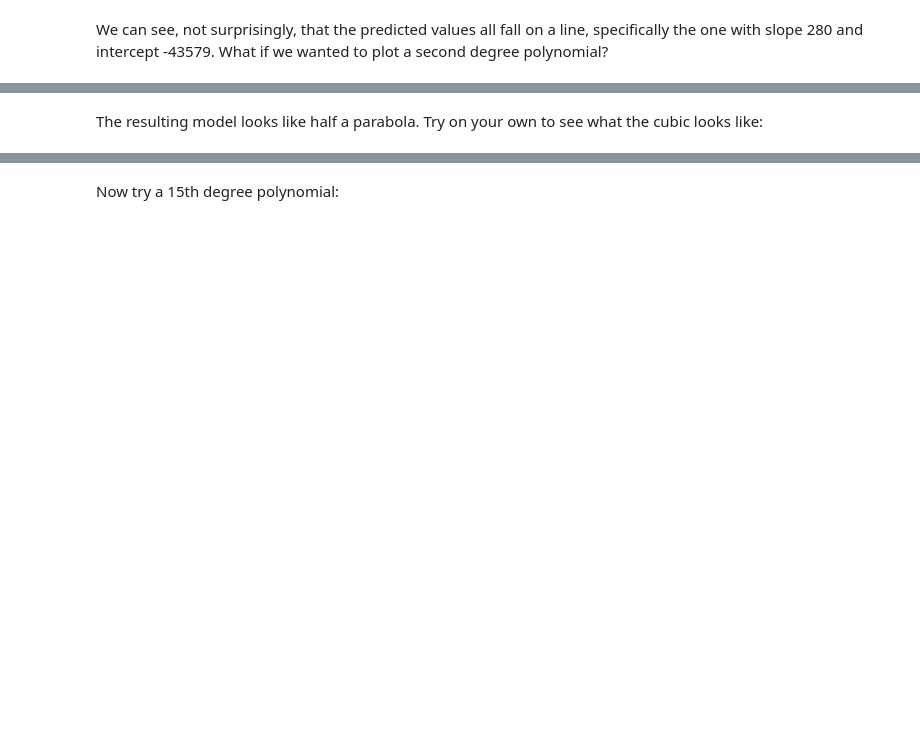
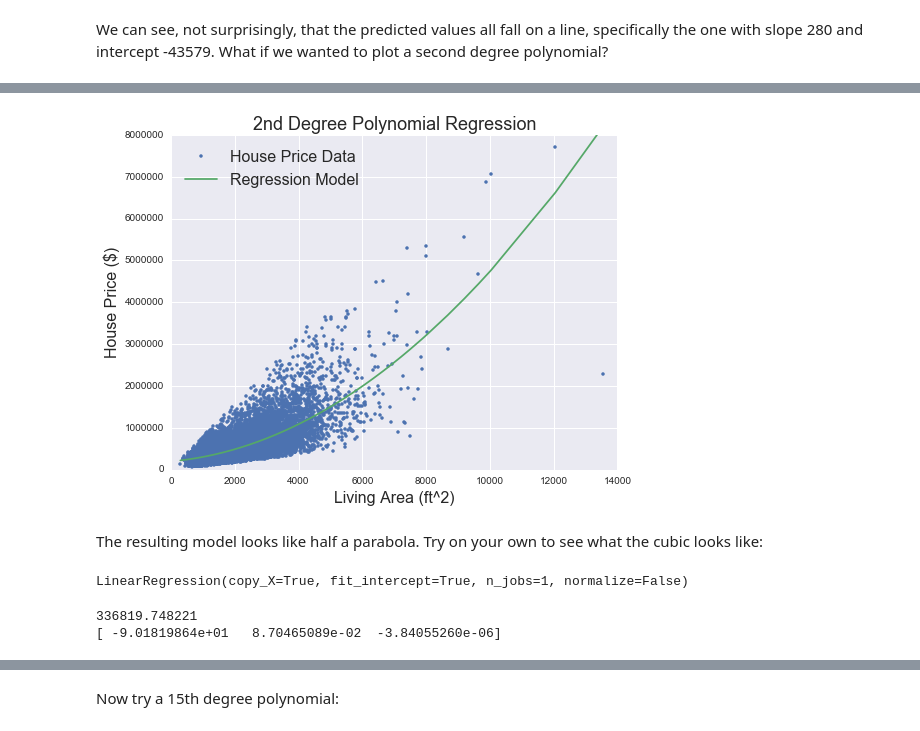
Before and after one commit to Santana9937/Coursera_ML_Specialization, a Jupyter notebook: Week_3_Assessing_Performance/assign_1_polynomial-regression.ipynb, the cells around one changed output, grey strips where cells are left out. Drawn from its saved outputs; the diff is of its cells as text; code cells hidden in the pictures; blank space fills up the shorter version.

```diff
--- a/Week_3_Assessing_Performance/assign_1_polynomial-regression.ipynb
+++ b/Week_3_Assessing_Performance/assign_1_polynomial-regression.ipynb
@@ -185,7 +182,6 @@ plt.show()
 # %% [markdown]
 We can see, not surprisingly, that the predicted values all fall on a line, specifically the one with slope 280 and intercept -43579. What if we wanted to plot a second degree polynomial?
 # %%
-poly2_data = polynomial_sframe(sales['sqft_living'], 2)
-my_features = poly2_data.column_names() # get the name of the features
+poly2_data = polynomial_dataframe(sales['sqft_living'], 2)
+my_features = list(poly2_data) # Get col_names of DataFrame and put in list
 poly2_data['price'] = sales['price'] # add price to the data since it's the target
-model2 = graphlab.linear_regression.create(poly2_data, target = 'price', features = my_features, validation_set = None)
@@ -193,0 +188,4 @@ model2.get("coefficients")
+# %%
+# Creating feature matrix and output vector to perform regression w/ sklearn.
+X_feat_model_2 = poly2_data[my_features]
+y_output_model_2 = poly2_data['price']
@@ -194,3 +205,17 @@ model2.get("coefficients")
+# %%
+plt.figure(figsize=(8,6))
+plt.plot(poly2_data['power_1'],poly2_data['price'],'.', label= 'House Price Data')
+plt.hold(True)
+plt.plot(poly2_data['power_1'], model_2.predict(X_feat_model_2), '-' , label= 'Regression Model')
+plt.hold(False)
+plt.legend(loc='upper left', fontsize=16)
+plt.xlabel('Living Area (ft^2)', fontsize=16)
+plt.ylabel('House Price ($)', fontsize=16)
+plt.title('2nd Degree Polynomial Regression', fontsize=18)
+plt.axis([0.0, 14000.0, 0.0, 8000000.0])
+plt.show()
+# %% [output]
+[figure, added]
 # %%
 plt.plot(poly2_data['power_1'],poly2_data['price'],'.',
         poly2_data['power_1'], model2.predict(poly2_data),'-')
@@ -198,0 +232,13 @@ The resulting model looks like half a parabola. Try on your own to see what the
+# %%
+# Creating a LinearRegression Object. Then, performing linear regression on feature matrix and output vector
+model_3 = LinearRegression()
+model_3.fit(X_feat_model_3, y_output_model_3)
+# %% [output]
+LinearRegression(copy_X=True, fit_intercept=True, n_jobs=1, normalize=False)
+# %%
+# Let's look at the intercept and weights before we plot.
+print model_3.intercept_
+print model_3.coef_
+# %% [output]
+336819.748221
+[ -9.01819864e+01   8.70465089e-02  -3.84055260e-06]
```
Also changed, not shown: parts of 16 cells of this notebook.
